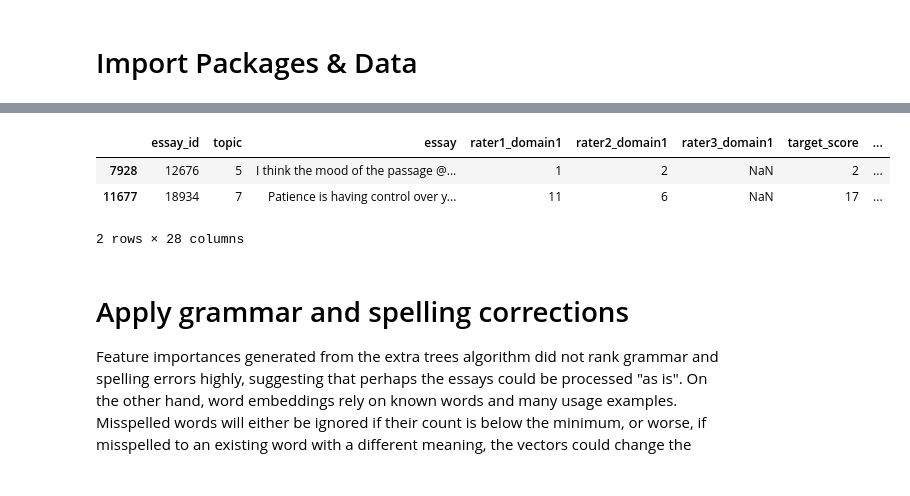
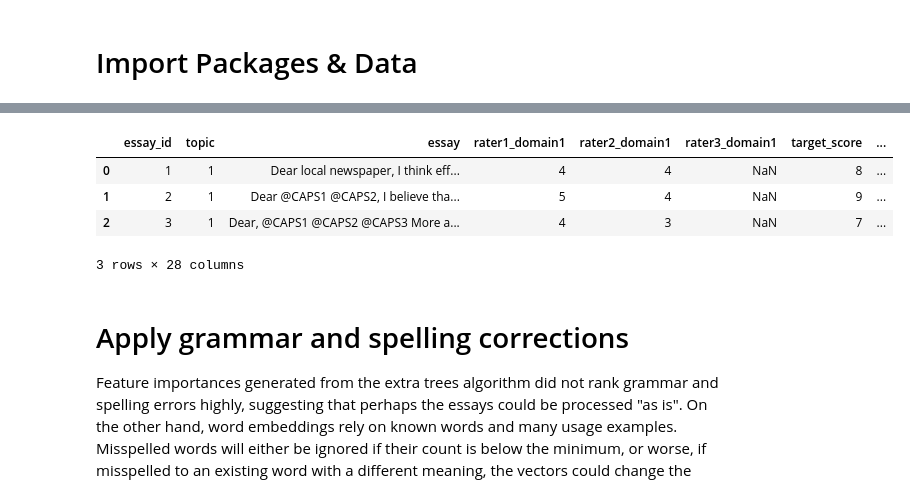
Before and after one commit to BobCrables/ComparisonAES, a Jupyter notebook: Neural Models.ipynb, the cells around one changed output, grey strips where cells are left out. Cells and saved outputs as stored; diff of their text form; code cells hidden in the pictures.

```diff
--- a/Neural Models.ipynb
+++ b/Neural Models.ipynb
@@ -72,12 +56,13 @@ Seaborn version: 0.9.0
 # %%
 training_set  = pd.read_csv('data/training_set.tsv', sep='\t', encoding = "ISO-8859-1")\
             .rename(columns={'essay_set': 'topic', 'domain1_score': 'target_score', 'domain2_score': 'topic2_target'})
-training_set.sample(2)
+training_set.head(3)
 # %% [output]
 |  | essay_id | topic | essay | rater1_domain1 | rater2_domain1 | rater3_domain1 | target_score | ... |
-| 7928 | 12676 | 5 | I think the mood of the passage @... | 1 | 2 | NaN | 2 | ... |
-| 11677 | 18934 | 7 | Patience is having control over y... | 11 | 6 | NaN | 17 | ... |
+| 0 | 1 | 1 | Dear local newspaper, I think eff... | 4 | 4 | NaN | 8 | ... |
+| 1 | 2 | 1 | Dear @CAPS1 @CAPS2, I believe tha... | 5 | 4 | NaN | 9 | ... |
+| 2 | 3 | 1 | Dear, @CAPS1 @CAPS2 @CAPS3 More a... | 4 | 3 | NaN | 7 | ... |
-2 rows × 28 columns
+3 rows × 28 columns
 # %%
 valid_set  = pd.read_csv('data/valid_set.tsv', sep='\t', encoding = "ISO-8859-1")\
             .rename(columns={'essay_set': 'topic'})
```
Also changed, not shown: parts of 29 cells of this notebook, 12 other files.
